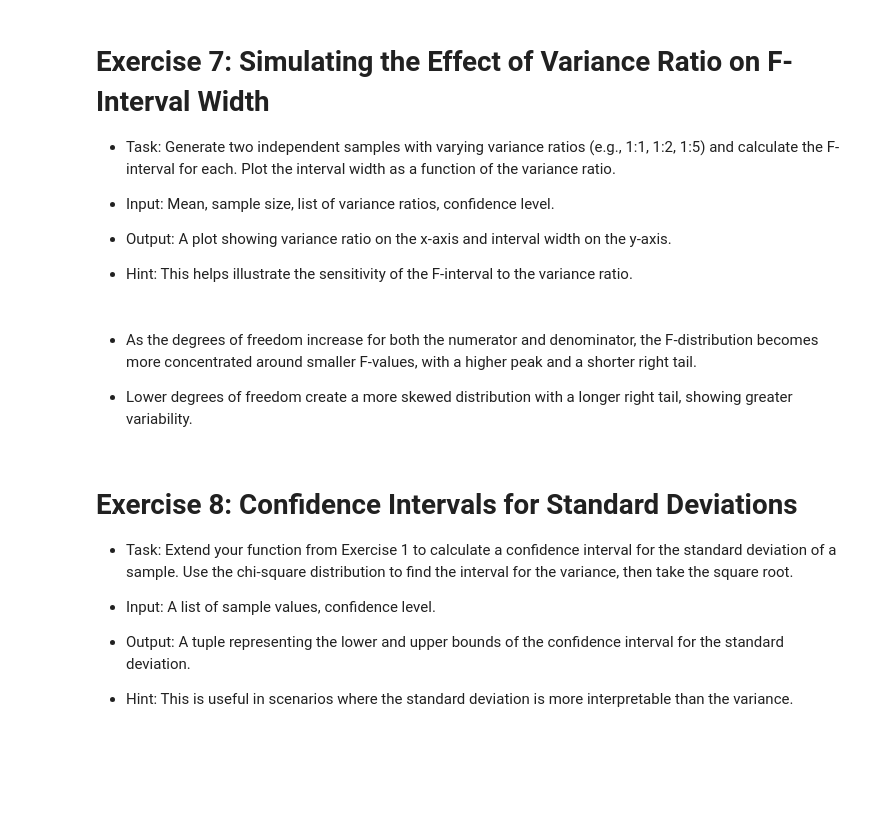
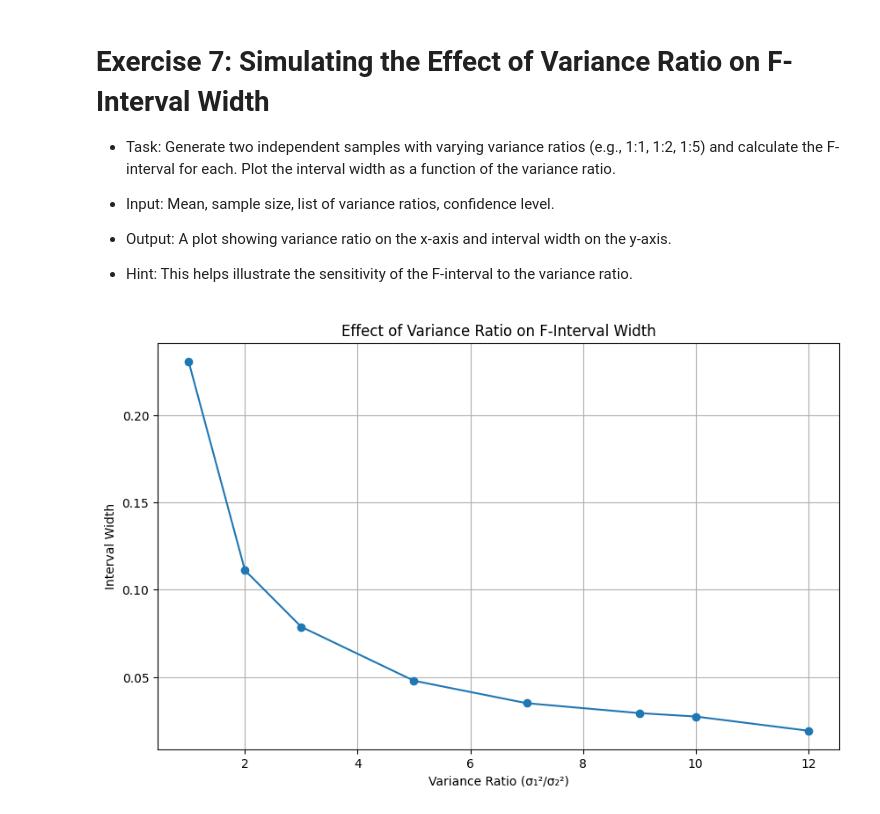
Before and after one commit to 0xd1rac/traditional-ml-projects, a Jupyter notebook: PSU_STAT-415_Introduction-To-Mathematical-Statistics/1_Estimation-Labs/4_Confidence Intervals for Variances.ipynb, the cells around one changed output. Drawn from its saved outputs; the diff is of its cells as text; code cells hidden in the pictures; blank space fills up the shorter version.

```diff
--- a/PSU_STAT-415_Introduction-To-Mathematical-Statistics/1_Estimation-Labs/4_Confidence Intervals for Variances.ipynb
+++ b/PSU_STAT-415_Introduction-To-Mathematical-Statistics/1_Estimation-Labs/4_Confidence Intervals for Variances.ipynb
@@ -286,16 +290,28 @@ plt.show()
 - Output: A plot showing variance ratio on the x-axis and interval width on the y-axis.
 
 - Hint: This helps illustrate the sensitivity of the F-interval to the variance ratio.
-# %% [markdown]
-- As the degrees of freedom increase for both the numerator and denominator, the F-distribution becomes more concentrated around smaller F-values, with a higher peak and a shorter right tail.
-
-- Lower degrees of freedom create a more skewed distribution with a longer right tail, showing greater variability.
-# %% [markdown]
-# Exercise 8: Confidence Intervals for Standard Deviations
-- Task: Extend your function from Exercise 1 to calculate a confidence interval for the standard deviation of a sample. Use the chi-square distribution to find the interval for the variance, then take the square root.
-
-- Input: A list of sample values, confidence level.
-
-- Output: A tuple representing the lower and upper bounds of the confidence interval for the standard deviation.
-
-- Hint: This is useful in scenarios where the standard deviation is more interpretable than the variance.
+# %%
+POP_MEAN = 10
+SAMPLE_SIZE = 1000
+CONFIDENCE_LEVEL = 0.95
+var_1 = 2
+var_2_multiples = [1, 2, 3, 5, 7, 9, 10, 12]
+var_2_list = [var_1 * multiple for multiple in var_2_multiples]
+
+interval_widths = []
+
+for var_2 in var_2_list:
+    sample1 = np.random.normal(POP_MEAN, np.sqrt(var_1), SAMPLE_SIZE)
+    sample2 = np.random.normal(POP_MEAN, np.sqrt(var_2), SAMPLE_SIZE)
+    lower, upper = two_sample_f_interval(sample1, sample2, CONFIDENCE_LEVEL)
+    interval_widths.append(upper - lower)
+
+plt.figure(figsize=(10, 6))
+plt.plot(var_2_multiples, interval_widths, marker='o')
+plt.xlabel('Variance Ratio (σ₁²/σ₂²)')
+plt.ylabel('Interval Width')
+plt.title('Effect of Variance Ratio on F-Interval Width')
+plt.grid(True)
+plt.show()
+# %% [output]
+[figure, added]
```
Also changed, not shown: parts of 3 cells of this notebook.
